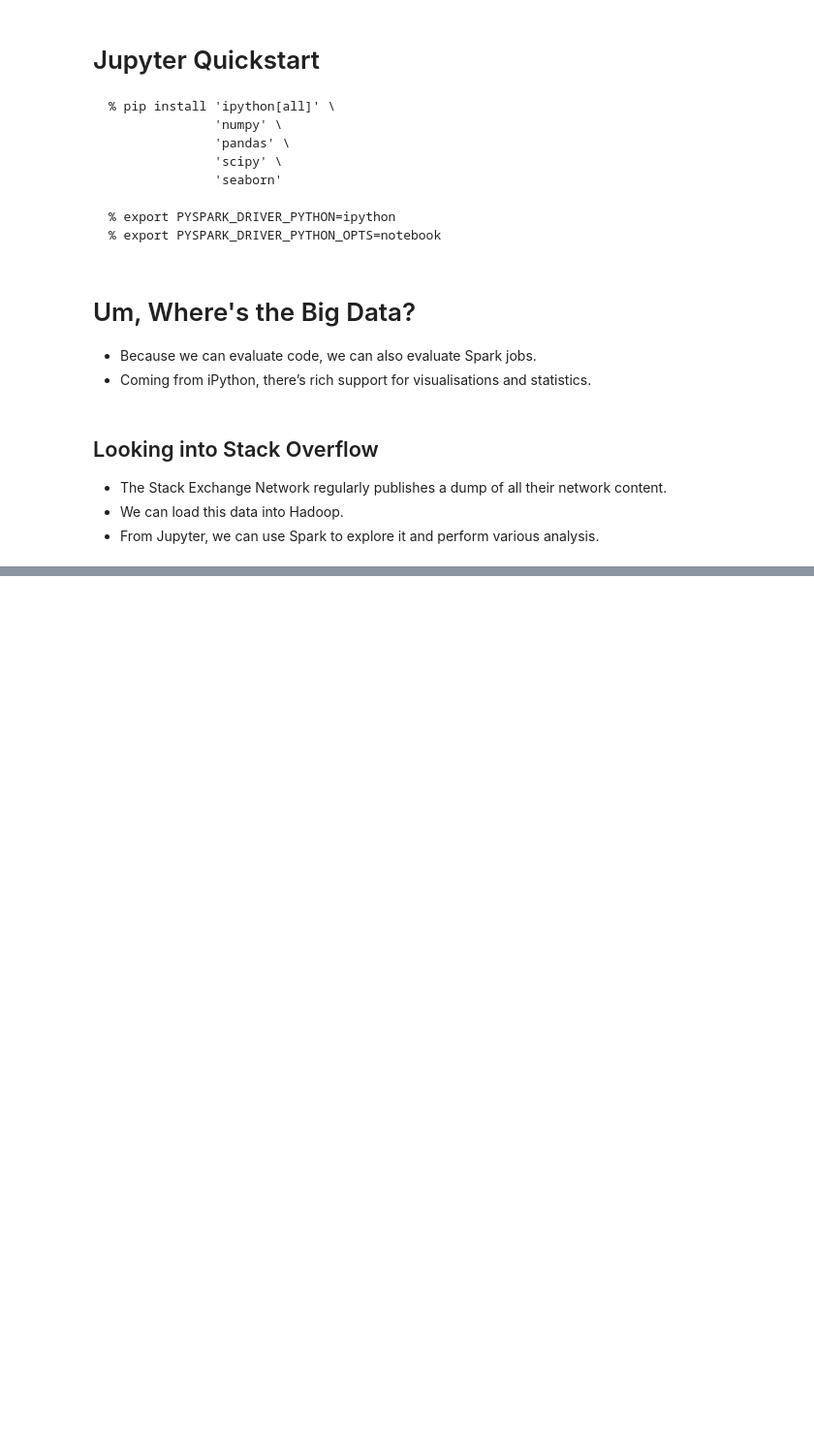
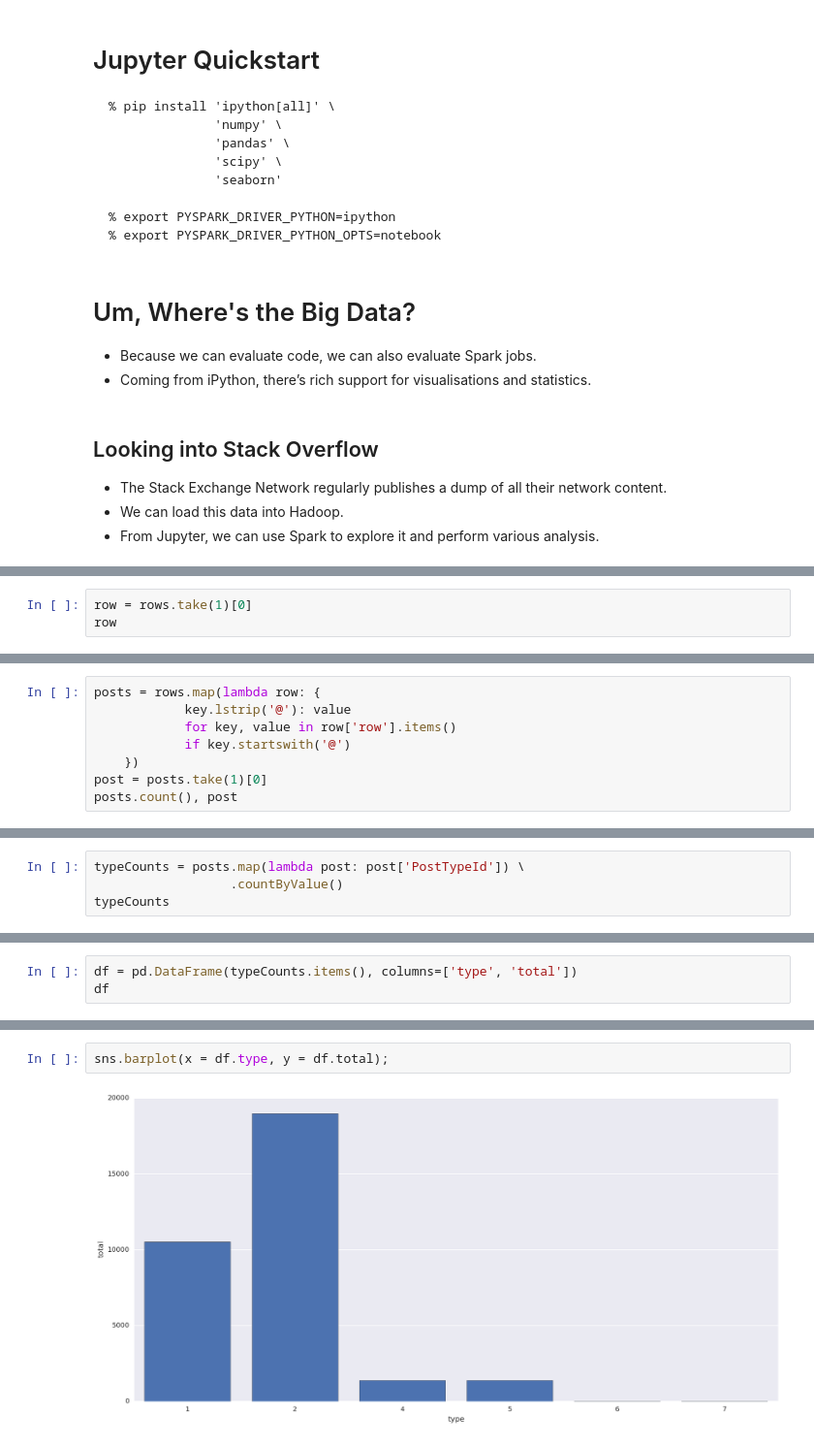
Before and after one commit to godatadriven/big-data-in-the-browser, a Jupyter notebook: Big Data in the Browser.ipynb, the cells around one changed output, grey strips where cells are left out. Shown at 97% size. Drawn from its saved outputs; the diff is of its cells as text; blank space fills up the shorter version.

Commit message:
Add in the Big Data live demo to the presentation.

```diff
--- a/Big Data in the Browser.ipynb
+++ b/Big Data in the Browser.ipynb
@@ -134,0 +179,3 @@ YouTubeVideo('dQw4w9WgXcQ', start=6, autoplay=True)
+# %%
+row = rows.take(1)[0]
+row
@@ -134,0 +184,8 @@ YouTubeVideo('dQw4w9WgXcQ', start=6, autoplay=True)
+# %%
+posts = rows.map(lambda row: {
+            key.lstrip('@'): value
+            for key, value in row['row'].items()
+            if key.startswith('@')
+    })
+post = posts.take(1)[0]
+posts.count(), post
@@ -134,0 +227,4 @@ YouTubeVideo('dQw4w9WgXcQ', start=6, autoplay=True)
+# %%
+typeCounts = posts.map(lambda post: post['PostTypeId']) \
+                  .countByValue()
+typeCounts
@@ -134,0 +233,3 @@ YouTubeVideo('dQw4w9WgXcQ', start=6, autoplay=True)
+# %%
+df = pd.DataFrame(typeCounts.items(), columns=['type', 'total'])
+df
@@ -134,0 +244,4 @@ YouTubeVideo('dQw4w9WgXcQ', start=6, autoplay=True)
+# %%
+sns.barplot(x = df.type, y = df.total);
+# %% [output]
+[figure, added]
```
Also changed, not shown: parts of 99 cells of this notebook, 1 other file.
